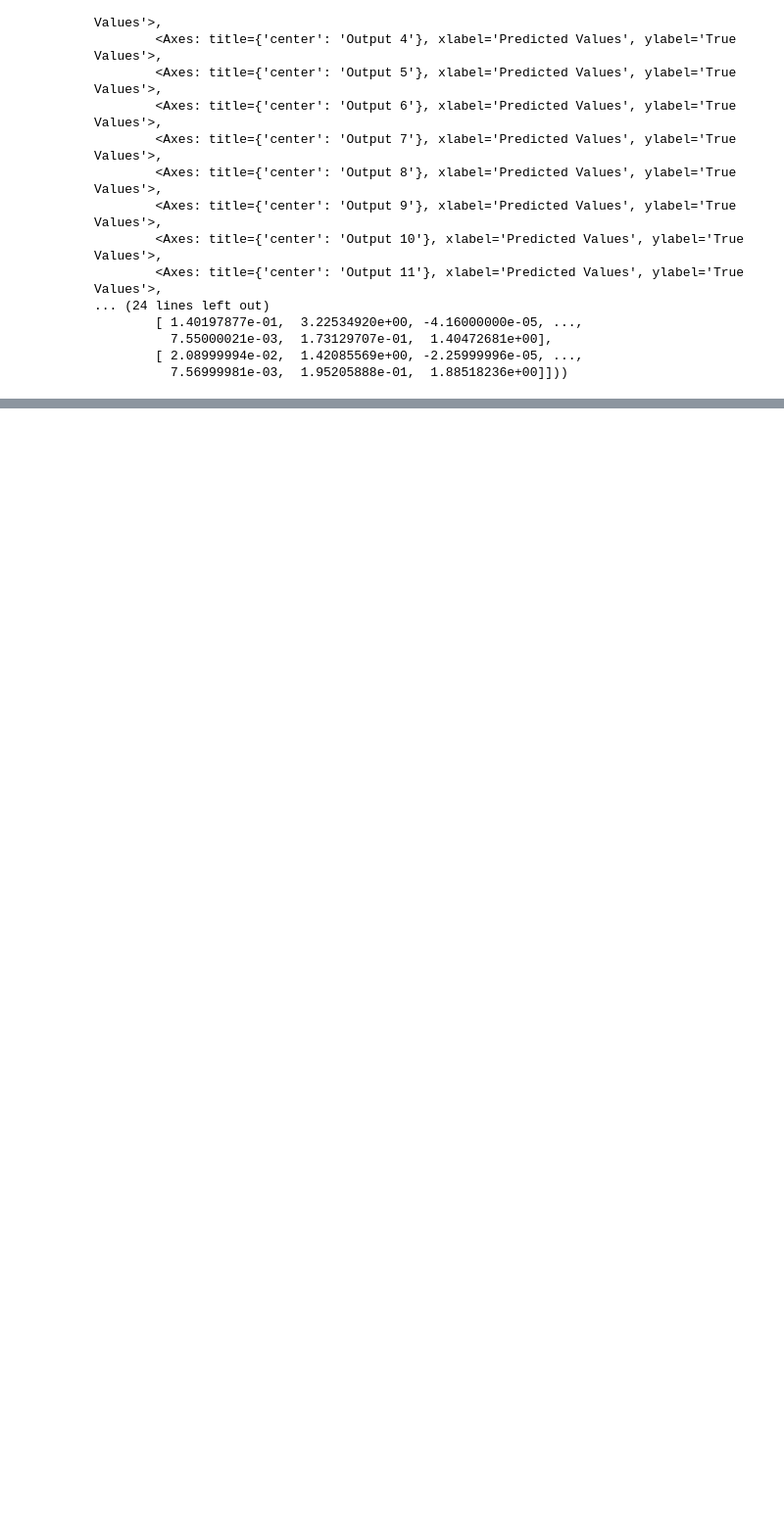
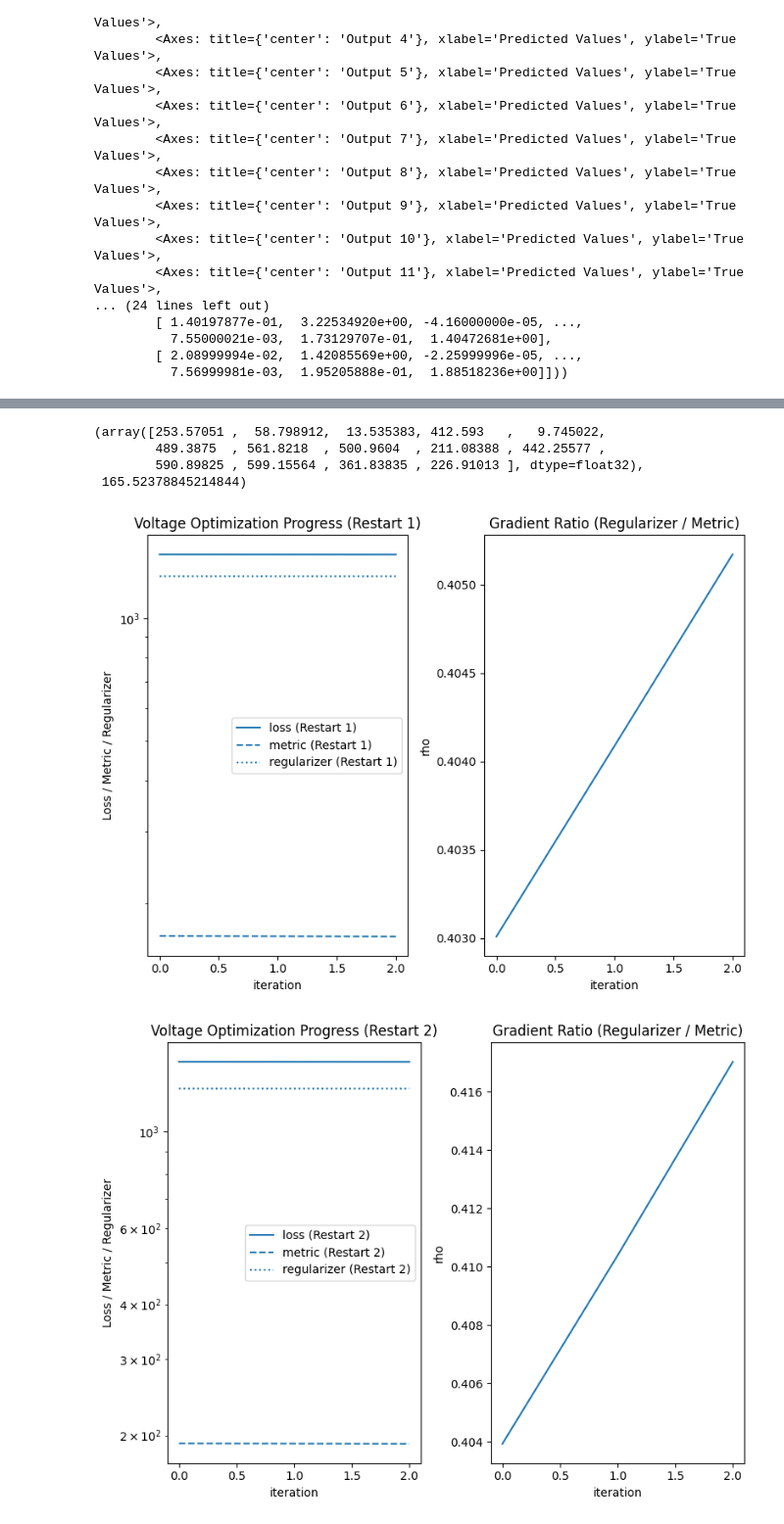
Before and after one commit to larrywu7/electron_optics, a Jupyter notebook: test_notebook.ipynb, the cells around one changed output, grey strips where cells are left out. Shown at 98% size. Drawn from its saved outputs; the diff is of its cells as text; code cells hidden in the pictures; blank space fills up the shorter version.

```diff
--- a/test_notebook.ipynb
+++ b/test_notebook.ipynb
@@ -216,0 +241,14 @@ UnboundLocalError: local variable 'sob' referenced before assignment
+# %%
+(best_voltages, best_values, best_objective)= optimize_voltages(
+    [m], metric, random_restarts=6, n_iterations=3, learning_rate=1e-1, voltage_bounds=[-1, 600], hyperparameters={'strength': 5e1, 'min': 0, 'max': 600},initial_voltages=l1.tolist()
+)
+
+
+best_voltages, best_objective
+# %% [output]
+(array([253.57051 ,  58.798912,  13.535383, 412.593   ,   9.745022,
+        489.3875  , 561.8218  , 500.9604  , 211.08388 , 442.25577 ,
+        590.89825 , 599.15564 , 361.83835 , 226.91013 ], dtype=float32),
+ 165.52378845214844)
+[figure, added]
+[figure, added]
```
Also changed, not shown: parts of 3 cells of this notebook, 1 other file.
